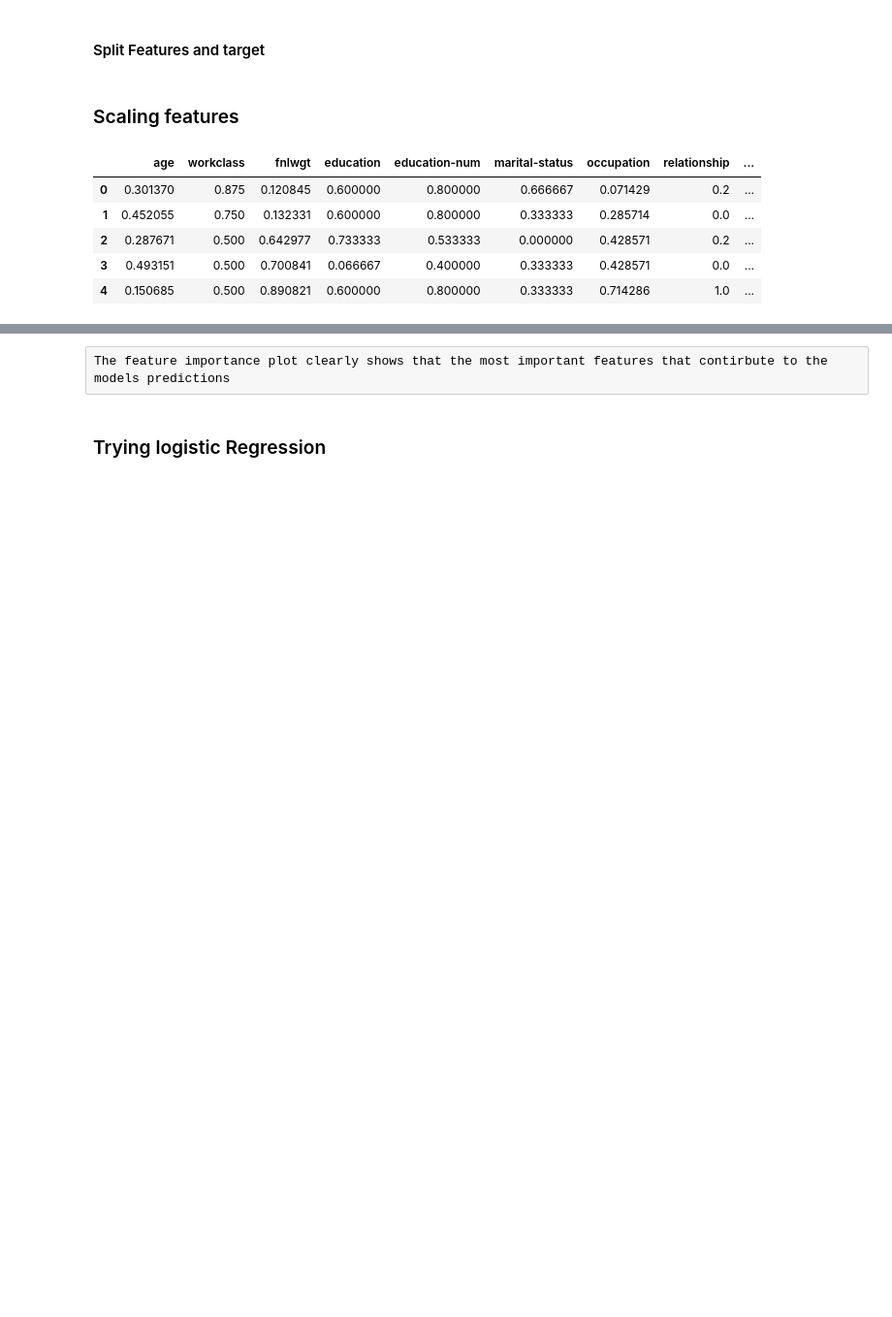
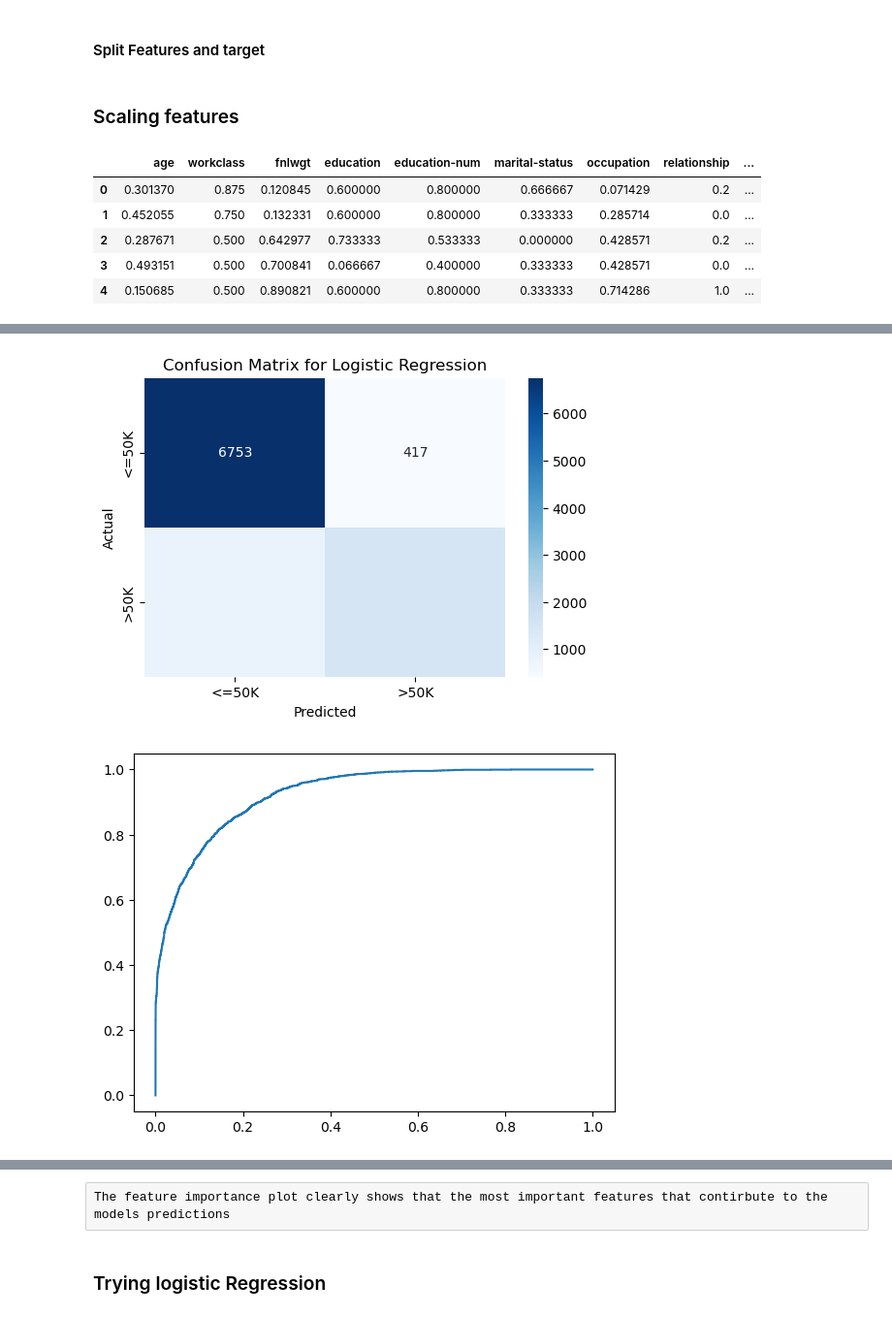
Before and after one commit to moyinajayi/Income_prediction_xgboost, a Jupyter notebook: Income_Predictions/Incomepredictins.ipynb, the cells around one changed output, grey strips where cells are left out. Shown at 97% size. Saved outputs shown, nothing was run; the diff lists cells and outputs as text; code cells hidden in the pictures; blank space fills up the shorter version.

```diff
--- a/Income_Predictions/Incomepredictins.ipynb
+++ b/Income_Predictions/Incomepredictins.ipynb
@@ -480,0 +516,35 @@ sns.heatmap(cm, annot=True, cmap='BuPu', fmt='g', annot_kws={"fontsize":10}) # A
+# %%
+# Function to plot confusion matrix
+def plot_confusion_matrix(cm, model_name):
+    plt.figure(figsize=(6, 4))
+    sns.heatmap(cm, annot=True, fmt='d', cmap='Blues', xticklabels=label_encoder.classes_, yticklabels=label_encoder.classes_)
+    plt.title(f'Confusion Matrix for {model_name}')
+    plt.xlabel('Predicted')
+    plt.ylabel('Actual')
+    plt.show()
+
+# Function to plot ROC curve
+def plot_roc_curve(fpr, tpr, model_name, auc_score):
+    plt.plot(fpr, tpr, label=f'{model_name} (AUC = {auc_score:.2f})')
+# %%
+#fig, axes = plt.subplots(len(models), 2, figsize=(14, 20))
+
+ # Print confusion matrix
+for model_name, model in models.items():
+    cm = confusion_matrix(y_test, y_pred)
+    plot_confusion_matrix(cm, model_name)
+
+    # Plot ROC curve
+    fpr, tpr, _ = roc_curve(y_test, y_prob)
+    plot_roc_curve(fpr, tpr, model_name, roc_auc)
+
+# Finalize ROC curve plot
+plt.plot([0, 1], [0, 1], 'k--')
+plt.xlabel('False Positive Rate')
+plt.ylabel('True Positive Rate')
+plt.title('ROC Curves')
+plt.legend()
+plt.show()
+# %% [output]
+[figure, added]
+[figure, added]
```
Also changed, not shown: parts of 39 cells of this notebook.
